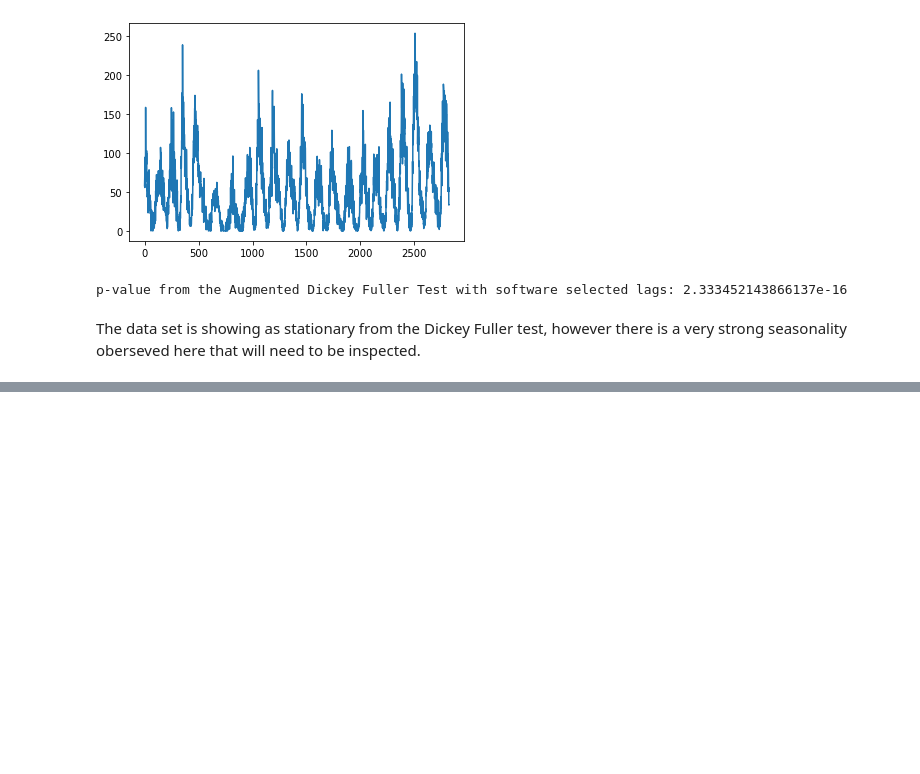
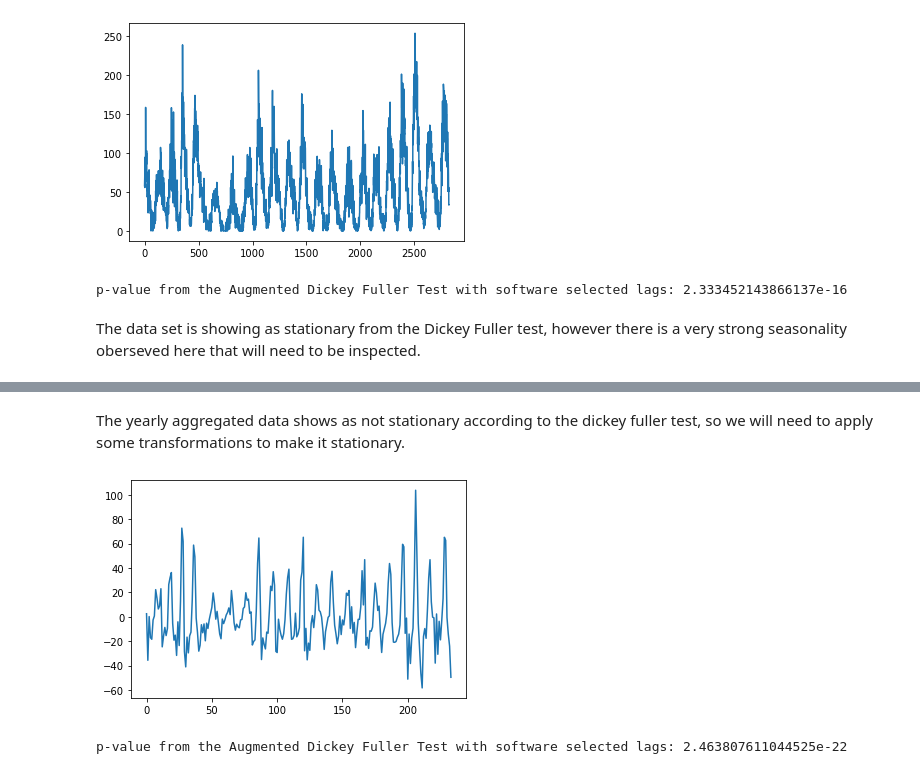
Before and after one commit to josh-grou/Final-Project, a Jupyter notebook: Final_Project.ipynb, the cells around one changed output, grey strips where cells are left out. Saved outputs shown, nothing was run; the diff lists cells and outputs as text; code cells hidden in the pictures; blank space fills up the shorter version.

```diff
--- a/Final_Project.ipynb
+++ b/Final_Project.ipynb
@@ -421,0 +450,14 @@ plt.show()
+# %% [markdown]
+The yearly aggregated data shows as not stationary according to the dickey fuller test, so we will need to apply some transformations to make it stationary.
+# %%
+diff = np.diff(yearly_spots, 1)
+plt.plot(diff)
+plt.show()
+# %% [output]
+[figure, added]
+# %%
+ad_fuller_res = adfuller(diff)
+
+print("p-value from the Augmented Dickey Fuller Test with software selected lags: " + str(ad_fuller_res[1]))
+# %% [output]
+p-value from the Augmented Dickey Fuller Test with software selected lags: 2.463807611044525e-22
```
Also changed, not shown: parts of 22 cells of this notebook.
